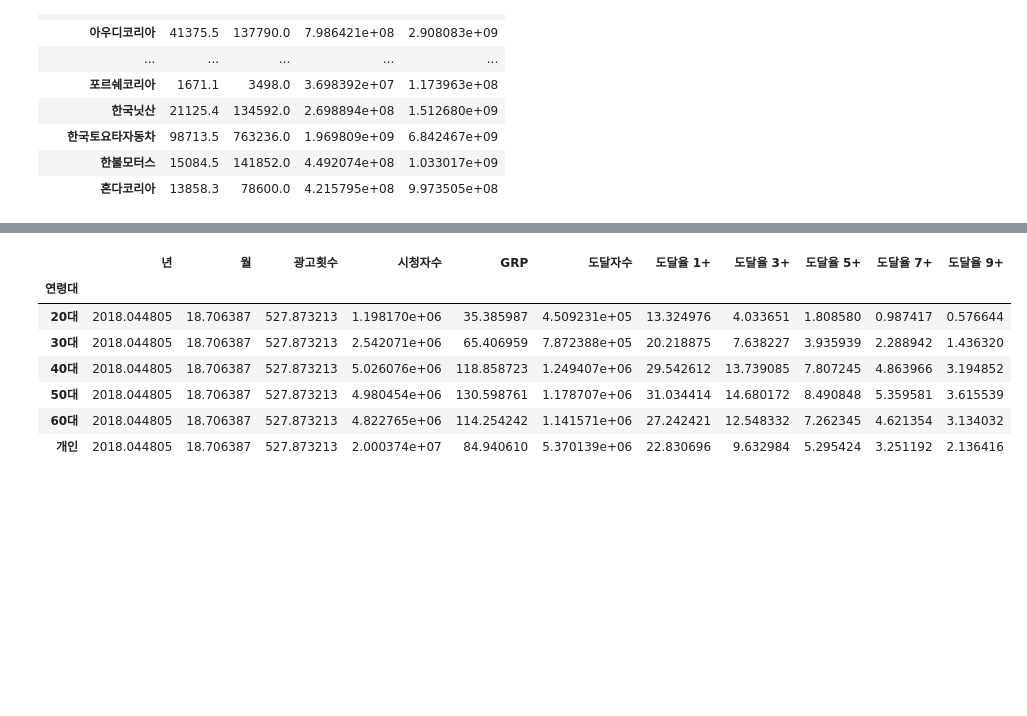
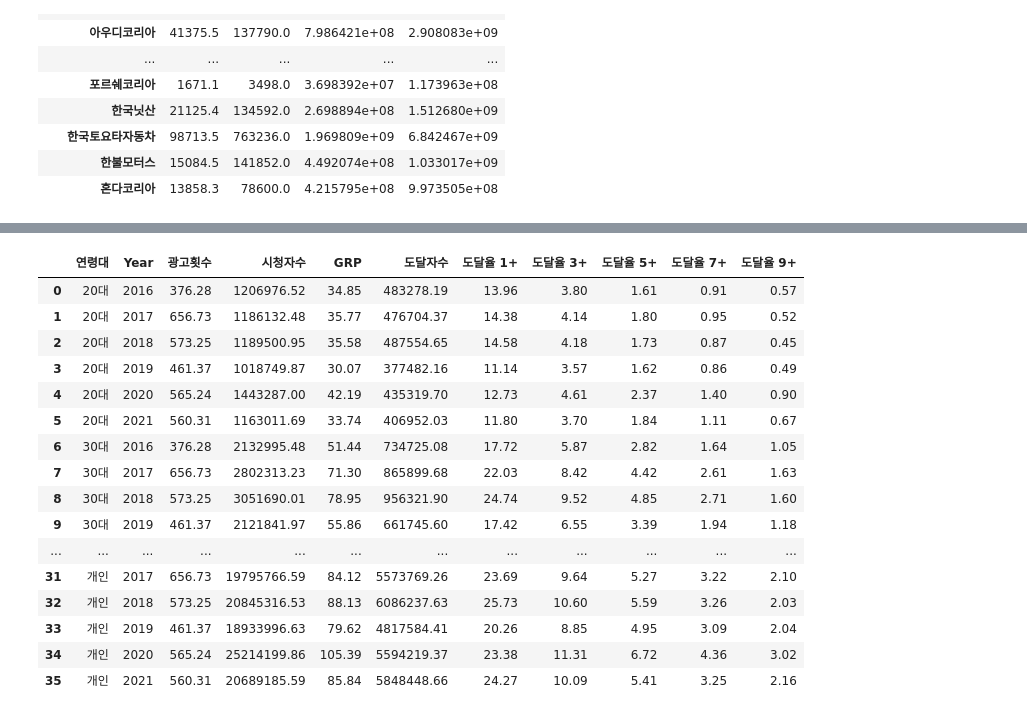
Before and after one commit to HyunjinKIM-Chloe/AutoReport-Service, a Jupyter notebook: car_H_00_simple_EDA.ipynb, the cells around one changed output, grey strips where cells are left out. Saved outputs shown, nothing was run; the diff lists cells and outputs as text; code cells hidden in the pictures; blank space fills up the shorter version.

```diff
--- a/car_H_00_simple_EDA.ipynb
+++ b/car_H_00_simple_EDA.ipynb
@@ -41,5 +31,10 @@ original.dropna(axis=0, inplace=True)
 # %%
+# original = original.dropna(axis=0,inplace=True)
+original.dropna(axis=0, inplace=True)
+# 년월 포맷 수정
 original['년'] = [int(y) for y in original['년']]
 original['월'] = [int(d.replace("월","")) for d in original['월']]
+original["월"] = original["월"].replace({"101": "11", "102": "12"})
+original.rename(columns={"년": "Year", "월": "Month"}, inplace=True)
 original
 # %% [output]
@@ -148,13 +92,23 @@ fig.show()
 # %%
-age_df = original.groupby('연령대').mean()
+age_df = original.groupby(['연령대','Year']).mean().round(2).reset_index()
+age_df.drop('Month',axis=1,inplace=True)
 age_df
 # %% [output]
-|  | 년 | 월 | 광고횟수 | 시청자수 | GRP | 도달자수 | 도달율 1+ | 도달율 3+ | 도달율 5+ | 도달율 7+ | 도달율 9+ |
-| 연령대 |  |  |  |  |  |  |  |  |  |  |  |
-| 20대 | 2018.044805 | 18.706387 | 527.873213 | 1.198170e+06 | 35.385987 | 4.509231e+05 | 13.324976 | 4.033651 | 1.808580 | 0.987417 | 0.576644 |
-| 30대 | 2018.044805 | 18.706387 | 527.873213 | 2.542071e+06 | 65.406959 | 7.872388e+05 | 20.218875 | 7.638227 | 3.935939 | 2.288942 | 1.436320 |
-| 40대 | 2018.044805 | 18.706387 | 527.873213 | 5.026076e+06 | 118.858723 | 1.249407e+06 | 29.542612 | 13.739085 | 7.807245 | 4.863966 | 3.194852 |
-| 50대 | 2018.044805 | 18.706387 | 527.873213 | 4.980454e+06 | 130.598761 | 1.178707e+06 | 31.034414 | 14.680172 | 8.490848 | 5.359581 | 3.615539 |
-| 60대 | 2018.044805 | 18.706387 | 527.873213 | 4.822765e+06 | 114.254242 | 1.141571e+06 | 27.242421 | 12.548332 | 7.262345 | 4.621354 | 3.134032 |
-| 개인 | 2018.044805 | 18.706387 | 527.873213 | 2.000374e+07 | 84.940610 | 5.370139e+06 | 22.830696 | 9.632984 | 5.295424 | 3.251192 | 2.136416 |
+|  | 연령대 | Year | 광고횟수 | 시청자수 | GRP | 도달자수 | 도달율 1+ | 도달율 3+ | 도달율 5+ | 도달율 7+ | 도달율 9+ |
+| 0 | 20대 | 2016 | 376.28 | 1206976.52 | 34.85 | 483278.19 | 13.96 | 3.80 | 1.61 | 0.91 | 0.57 |
+| 1 | 20대 | 2017 | 656.73 | 1186132.48 | 35.77 | 476704.37 | 14.38 | 4.14 | 1.80 | 0.95 | 0.52 |
+| 2 | 20대 | 2018 | 573.25 | 1189500.95 | 35.58 | 487554.65 | 14.58 | 4.18 | 1.73 | 0.87 | 0.45 |
+| 3 | 20대 | 2019 | 461.37 | 1018749.87 | 30.07 | 377482.16 | 11.14 | 3.57 | 1.62 | 0.86 | 0.49 |
+| 4 | 20대 | 2020 | 565.24 | 1443287.00 | 42.19 | 435319.70 | 12.73 | 4.61 | 2.37 | 1.40 | 0.90 |
+| 5 | 20대 | 2021 | 560.31 | 1163011.69 | 33.74 | 406952.03 | 11.80 | 3.70 | 1.84 | 1.11 | 0.67 |
+| 6 | 30대 | 2016 | 376.28 | 2132995.48 | 51.44 | 734725.08 | 17.72 | 5.87 | 2.82 | 1.64 | 1.05 |
+| 7 | 30대 | 2017 | 656.73 | 2802313.23 | 71.30 | 865899.68 | 22.03 | 8.42 | 4.42 | 2.61 | 1.63 |
+| 8 | 30대 | 2018 | 573.25 | 3051690.01 | 78.95 | 956321.90 | 24.74 | 9.52 | 4.85 | 2.71 | 1.60 |
+| 9 | 30대 | 2019 | 461.37 | 2121841.97 | 55.86 | 661745.60 | 17.42 | 6.55 | 3.39 | 1.94 | 1.18 |
+| ... | ... | ... | ... | ... | ... | ... | ... | ... | ... | ... | ... |
+| 31 | 개인 | 2017 | 656.73 | 19795766.59 | 84.12 | 5573769.26 | 23.69 | 9.64 | 5.27 | 3.22 | 2.10 |
+| 32 | 개인 | 2018 | 573.25 | 20845316.53 | 88.13 | 6086237.63 | 25.73 | 10.60 | 5.59 | 3.26 | 2.03 |
+| 33 | 개인 | 2019 | 461.37 | 18933996.63 | 79.62 | 4817584.41 | 20.26 | 8.85 | 4.95 | 3.09 | 2.04 |
+| 34 | 개인 | 2020 | 565.24 | 25214199.86 | 105.39 | 5594219.37 | 23.38 | 11.31 | 6.72 | 4.36 | 3.02 |
+| 35 | 개인 | 2021 | 560.31 | 20689185.59 | 85.84 | 5848448.66 | 24.27 | 10.09 | 5.41 | 3.25 | 2.16 |
 # %%
```
Also changed, not shown: parts of 16 cells of this notebook.
